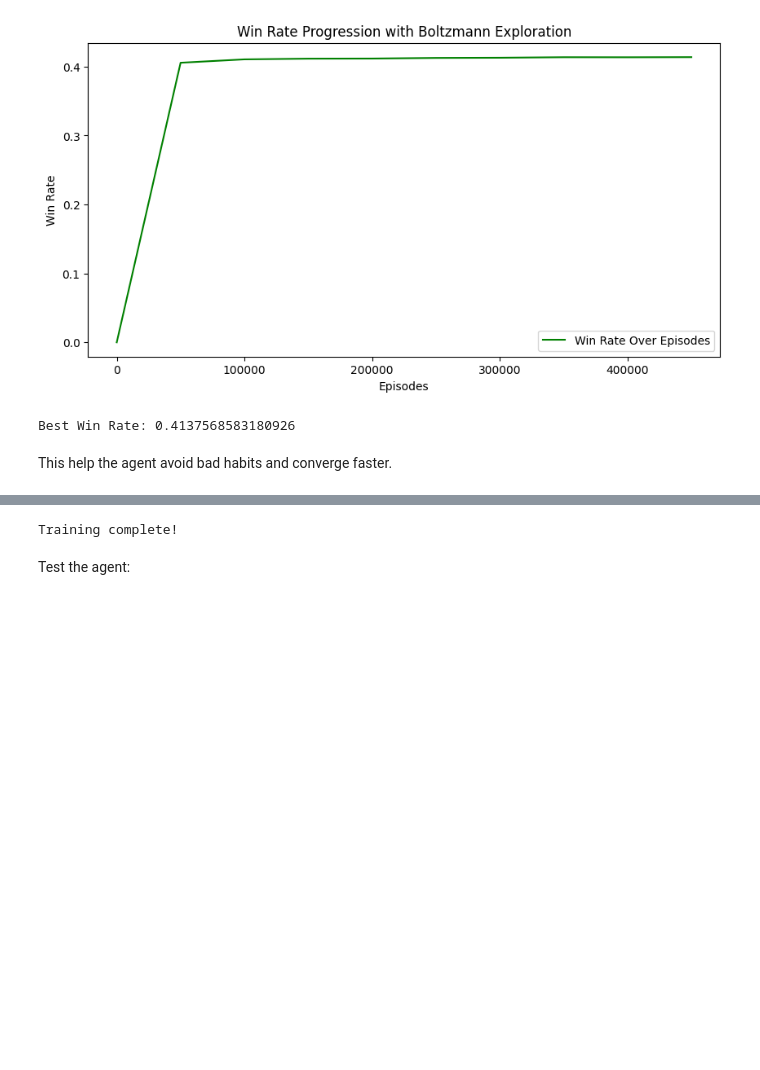
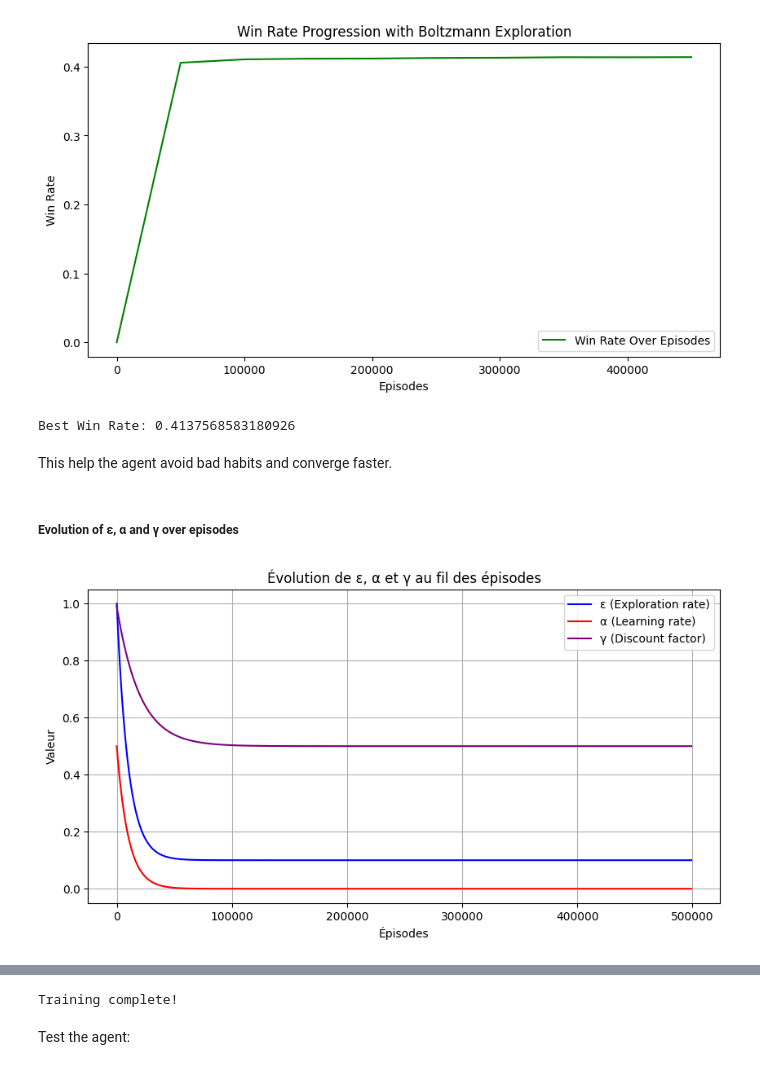
Before and after one commit to samarelayed/Reinforcement_Learning_Blackjack, a Jupyter notebook: Reinforcement_Learning_Blackjack.ipynb, the cells around one changed output, grey strips where cells are left out. Saved outputs shown, nothing was run; the diff lists cells and outputs as text; code cells hidden in the pictures; blank space fills up the shorter version.

```diff
--- a/Reinforcement_Learning_Blackjack.ipynb
+++ b/Reinforcement_Learning_Blackjack.ipynb
@@ -381,3 +401,35 @@ print(f"Best Win Rate: {max(win_rates)}")
 Best Win Rate: 0.4137568583180926
 # %% [markdown]
 This help the agent avoid bad habits and converge faster.
+# %% [markdown]
+##### Evolution of ε, α and γ over episodes
+# %%
+import matplotlib.pyplot as plt
+import numpy as np
+
+episodes = np.arange(0, 500000, 1000)
+epsilon_min, epsilon_max = 0.1, 1.0
+alpha_max = 0.5
+decay_rate_epsilon = 0.0001
+decay_rate_alpha = 0.0001
+gamma_min, gamma_max = 0.5, 0.99
+decay_rate_gamma = 0.00005
+
+epsilon_values = epsilon_min + (epsilon_max - epsilon_min) * np.exp(-decay_rate_epsilon * episodes)
+alpha_values = alpha_max * np.exp(-decay_rate_alpha * episodes)
+gamma_values = gamma_min + (gamma_max - gamma_min) * np.exp(-decay_rate_gamma * episodes)
+
+plt.figure(figsize=(10, 5))
+plt.plot(episodes, epsilon_values, label="ε (Exploration rate)", color='blue')
+plt.plot(episodes, alpha_values, label="α (Learning rate)", color='red')
+plt.plot(episodes, gamma_values, label="γ (Discount factor)", color='purple')
+
+plt.xlabel("Épisodes")
+plt.ylabel("Valeur")
+plt.title("Évolution de ε, α et γ au fil des épisodes")
+plt.legend()
+plt.grid(True)
+
+plt.show()
+# %% [output]
+[figure, added]
```
Also changed, not shown: parts of 6 cells of this notebook.
